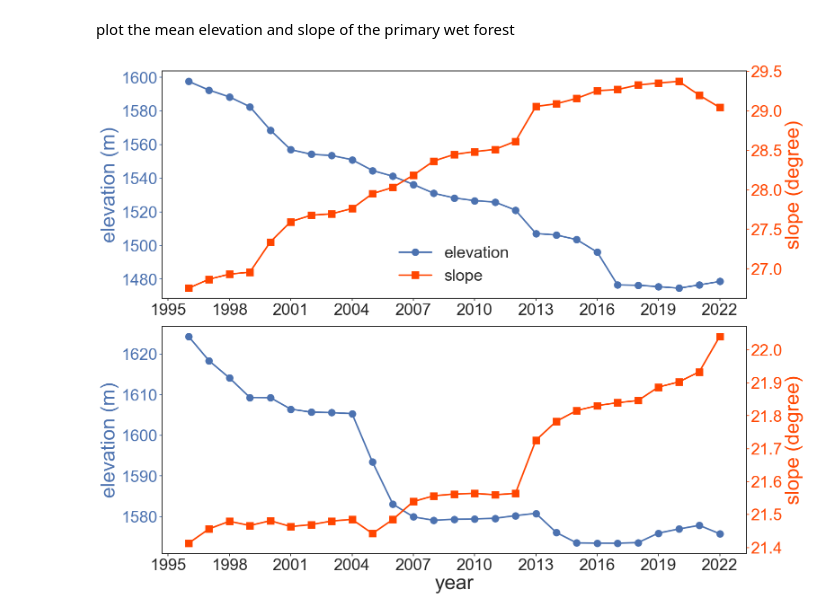
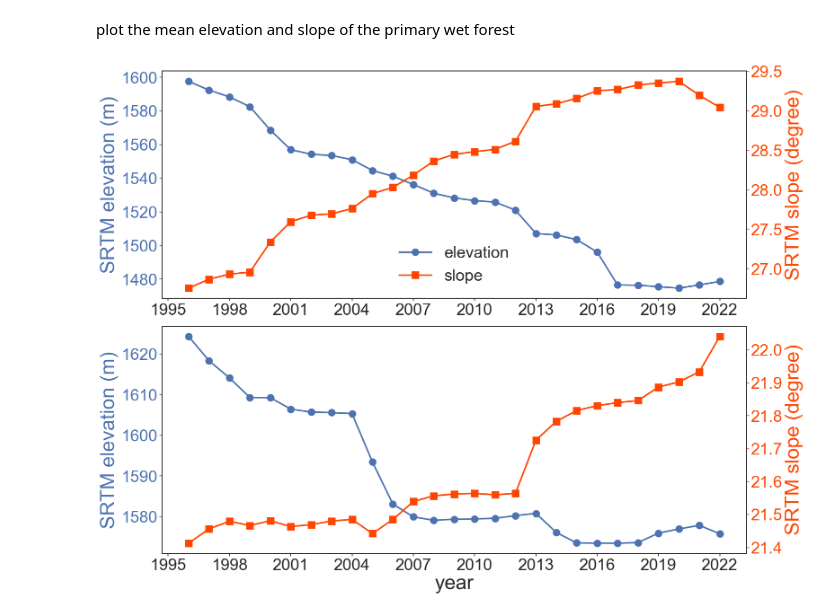
Before and after one commit to faluhong/hispaniola_land_cover_mapping, a Jupyter notebook: figure_plot/plot_topography_primary_wet_forest.ipynb, the cells around one changed output. Cells and saved outputs as stored; diff of their text form; code cells hidden in the pictures.

```diff
--- a/figure_plot/plot_topography_primary_wet_forest.ipynb
+++ b/figure_plot/plot_topography_primary_wet_forest.ipynb
@@ -11,7 +11,15 @@ import seaborn as sns
 
 
 def subplot_twin_axes(ax_twin, list_year, array_dem, array_slope, x_axis_interval=3, y_axis_interval=None,
-                      title=None, plot_legend=True, x_axis_label=None):
+                      title=None, plot_legend=True,
+                      x_axis_label=None,
+                      y_label_left='SRTM elevation (m)',
+                      y_label_right='SRTM slope (degree)',
+                      y_left_lim=None, y_right_lim=None):
+    """
+        plot the mean elevation and slope of the primary wet forest for Haiti and the Dominican Republic using SRTM and HAND dataset
+    """
+
     sns.set_theme(style="white")
     legend_size = 26
     tick_label_size = 26
@@ -29,7 +37,10 @@ def subplot_twin_axes(ax_twin, list_year, array_dem, array_slope, x_axis_interva
     ax_twin.tick_params('y', labelsize=tick_label_size, direction='out', length=tick_length, left=True, which='major', colors='#4c72b0')
 
     ax_twin.set_xlabel(x_axis_label, size=axis_label_size)
-    ax_twin.set_ylabel('elevation (m)', size=axis_label_size, color='#4c72b0')
+    ax_twin.set_ylabel(y_label_left, size=axis_label_size, color='#4c72b0')
+
+    if y_left_lim is not None:
+        ax_twin.set_ylim(y_left_lim)
 
     if y_axis_interval is None:
         pass
@@ -49,7 +60,10 @@ def subplot_twin_axes(ax_twin, list_year, array_dem, array_slope, x_axis_interva
     ax2.tick_params('x', labelsize=tick_label_size, direction='out', length=tick_length, bottom=True, which='major')
     ax2.tick_params('y', labelsize=tick_label_size, direction='out', length=tick_length, left=False, which='major', colors='#ff4500')
 
-    ax2.set_ylabel('slope (degree)', size=axis_label_size, color='#ff4500')
+    ax2.set_ylabel(y_label_right, size=axis_label_size, color='#ff4500')
+
+    if y_right_lim is not None:
+        ax2.set_ylim(y_right_lim)
 
     lines, labels = ax_twin.get_legend_handles_labels()
     lines2, labels2 = ax2.get_legend_handles_labels()
@@ -59,26 +73,30 @@ def subplot_twin_axes(ax_twin, list_year, array_dem, array_slope, x_axis_interva
 # %%
 pwd = os.getcwd()
 rootpath = os.path.abspath(os.path.join(pwd, '..'))
 
 list_year = np.arange(1996, 2023)
 
-df_topography = pd.read_excel(join(rootpath, 'results', 'hispaniola_pwf_topography.xlsx'))
+df_srtm_topography = pd.read_excel(join(rootpath, 'results', 'hispaniola_srtm_pwf_topography.xlsx'))
 
 sns.set_theme(style="white")
 figure_twin, axes_twin = plt.subplots(ncols=1, nrows=2, figsize=(16, 12))
 
 ax = plt.subplot(2, 1, 1)
 
-subplot_twin_axes(ax, list_year, df_topography['haiti_elevation_pwf'].values,
-                  df_topography['haiti_slope_pwf'].values,
-                  x_axis_interval=3, y_axis_interval=None, title=None, plot_legend=True)
+subplot_twin_axes(ax, list_year, df_srtm_topography['haiti_elevation_pwf'].values,
+                  df_srtm_topography['haiti_slope_pwf'].values,
+                  x_axis_interval=3, y_axis_interval=None, title=None, plot_legend=True,
+                  y_label_left='SRTM elevation (m)',
+                  y_label_right='SRTM slope (degree)')
 
 ax = plt.subplot(2, 1, 2)
-subplot_twin_axes(ax, list_year, df_topography['dr_elevation_pwf'].values,
-                  df_topography['dr_slope_pwf'].values,
+subplot_twin_axes(ax, list_year, df_srtm_topography['dr_elevation_pwf'].values,
+                  df_srtm_topography['dr_slope_pwf'].values,
                   x_axis_interval=3, y_axis_interval=None, title=None, plot_legend=False,
-                  x_axis_label='year')
+                  x_axis_label='year',
+                  y_label_left='SRTM elevation (m)',
+                  y_label_right='SRTM slope (degree)')
 
 plt.tight_layout()
 # %% [output]
-[figure, old version]
+[figure, new version]
```
Also changed, not shown: parts of 1 cell of this notebook, 4 other files.
